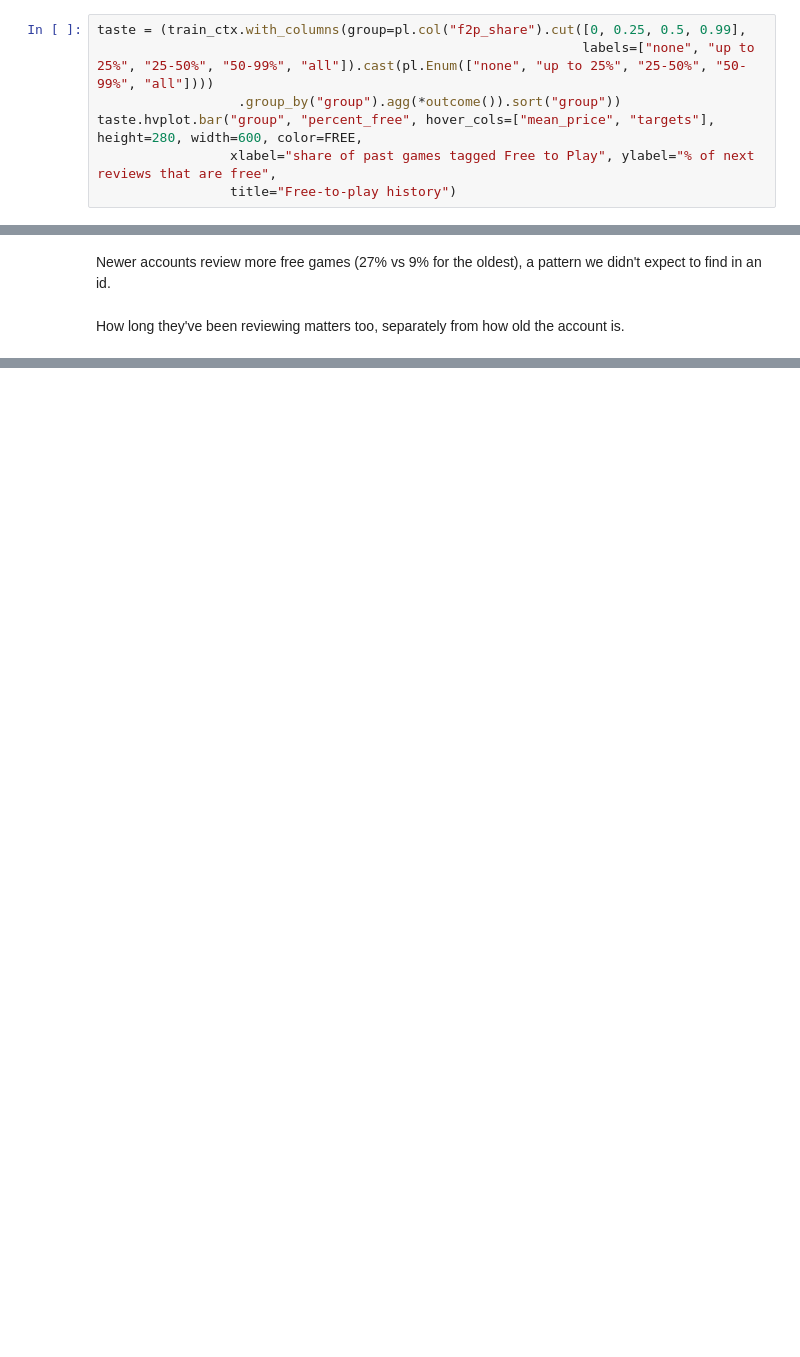
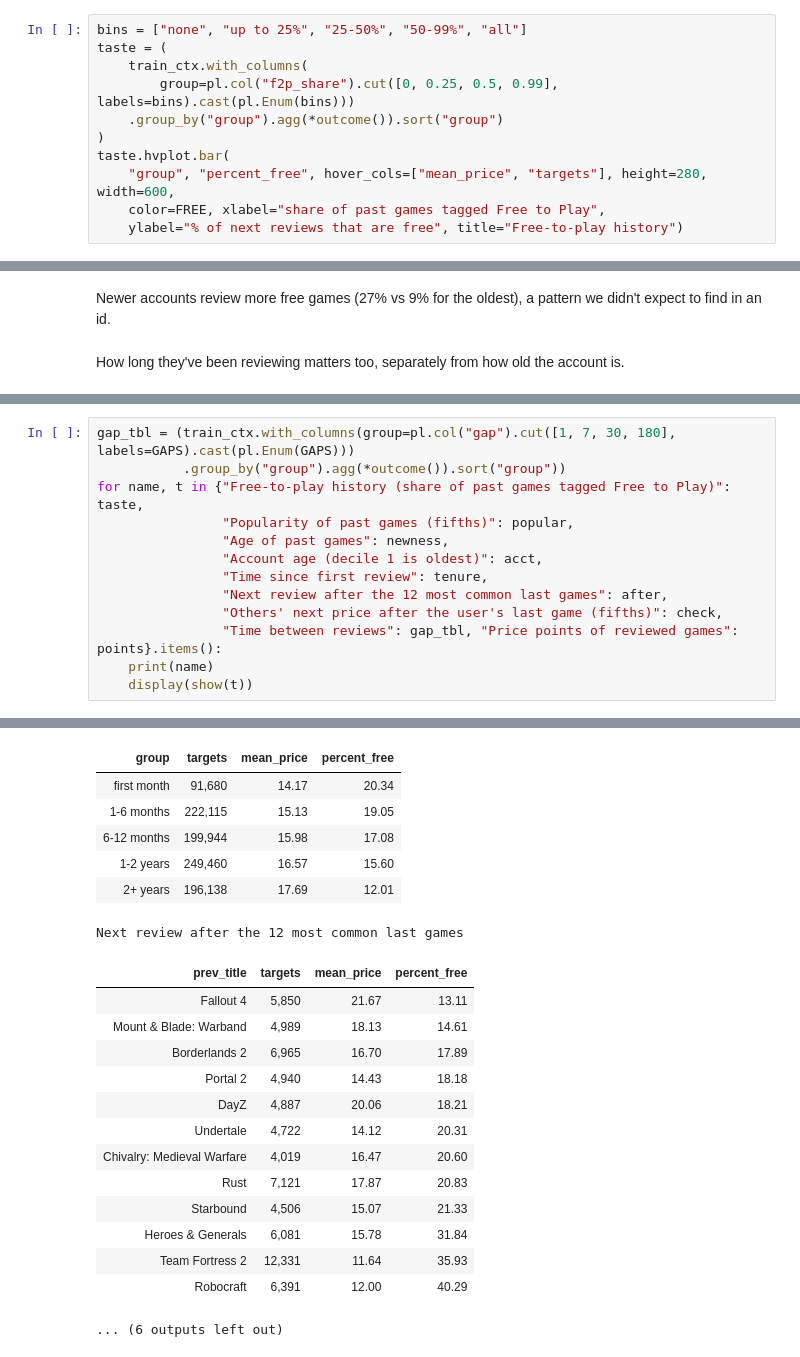
Before and after one commit to recommender-systems-ucsd-fa26/steam, a Jupyter notebook: eda.ipynb, the cells around one changed output, grey strips where cells are left out. Drawn from its saved outputs; the diff is of its cells as text; blank space fills up the shorter version.

```diff
--- a/eda.ipynb
+++ b/eda.ipynb
@@ -347,12 +476,16 @@ idea from class, and it doesn't need the user to have much history of their own.
 
 ### What do they usually play?
 # %%
-taste = (train_ctx.with_columns(group=pl.col("f2p_share").cut([0, 0.25, 0.5, 0.99],
-                                                              labels=["none", "up to 25%", "25-50%", "50-99%", "all"]).cast(pl.Enum(["none", "up to 25%", "25-50%", "50-99%", "all"])))
-                  .group_by("group").agg(*outcome()).sort("group"))
-taste.hvplot.bar("group", "percent_free", hover_cols=["mean_price", "targets"], height=280, width=600, color=FREE,
-                 xlabel="share of past games tagged Free to Play", ylabel="% of next reviews that are free",
-                 title="Free-to-play history")
+bins = ["none", "up to 25%", "25-50%", "50-99%", "all"]
+taste = (
+    train_ctx.with_columns(
+        group=pl.col("f2p_share").cut([0, 0.25, 0.5, 0.99], labels=bins).cast(pl.Enum(bins)))
+    .group_by("group").agg(*outcome()).sort("group")
+)
+taste.hvplot.bar(
+    "group", "percent_free", hover_cols=["mean_price", "targets"], height=280, width=600,
+    color=FREE, xlabel="share of past games tagged Free to Play",
+    ylabel="% of next reviews that are free", title="Free-to-play history")
 # %% [output]
 [interactive output not drawn]
 # %% [markdown]
@@ -484,3 +624,17 @@ tenure.hvplot.bar("group", "mean_price", color=PRICE, hover_cols=["percent_free"
                   xlabel="time since the user's first review", ylabel="mean price ($)", title="Time since first review")
 # %% [output]
 [interactive output not drawn]
+# %%
+gap_tbl = (train_ctx.with_columns(group=pl.col("gap").cut([1, 7, 30, 180], labels=GAPS).cast(pl.Enum(GAPS)))
+           .group_by("group").agg(*outcome()).sort("group"))
+for name, t in {"Free-to-play history (share of past games tagged Free to Play)": taste,
+                "Popularity of past games (fifths)": popular,
+                "Age of past games": newness,
+                "Account age (decile 1 is oldest)": acct,
+                "Time since first review": tenure,
+                "Next review after the 12 most common last games": after,
+                "Others' next price after the user's last game (fifths)": check,
+                "Time between reviews": gap_tbl, "Price points of reviewed games": points}.items():
+    print(name)
+    display(show(t))
+# %% [output]
@@ -487 +674,22 @@ tenure.hvplot.bar("group", "mean_price", color=PRICE, hover_cols=["percent_free"
+| group | targets | mean_price | percent_free |
+| first month | 91,680 | 14.17 | 20.34 |
+| 1-6 months | 222,115 | 15.13 | 19.05 |
+| 6-12 months | 199,944 | 15.98 | 17.08 |
+| 1-2 years | 249,460 | 16.57 | 15.60 |
+| 2+ years | 196,138 | 17.69 | 12.01 |
+Next review after the 12 most common last games
+| prev_title | targets | mean_price | percent_free |
+| Fallout 4 | 5,850 | 21.67 | 13.11 |
+| Mount & Blade: Warband | 4,989 | 18.13 | 14.61 |
+| Borderlands 2 | 6,965 | 16.70 | 17.89 |
+| Portal 2 | 4,940 | 14.43 | 18.18 |
+| DayZ | 4,887 | 20.06 | 18.21 |
+| Undertale | 4,722 | 14.12 | 20.31 |
+| Chivalry: Medieval Warfare | 4,019 | 16.47 | 20.60 |
+| Rust | 7,121 | 17.87 | 20.83 |
+| Starbound | 4,506 | 15.07 | 21.33 |
+| Heroes & Generals | 6,081 | 15.78 | 31.84 |
+| Team Fortress 2 | 12,331 | 11.64 | 35.93 |
+| Robocraft | 6,391 | 12.00 | 40.29 |
+... (6 outputs left out)
 # %% [markdown]
```
Also changed, not shown: parts of 39 cells of this notebook, 11 other files.
